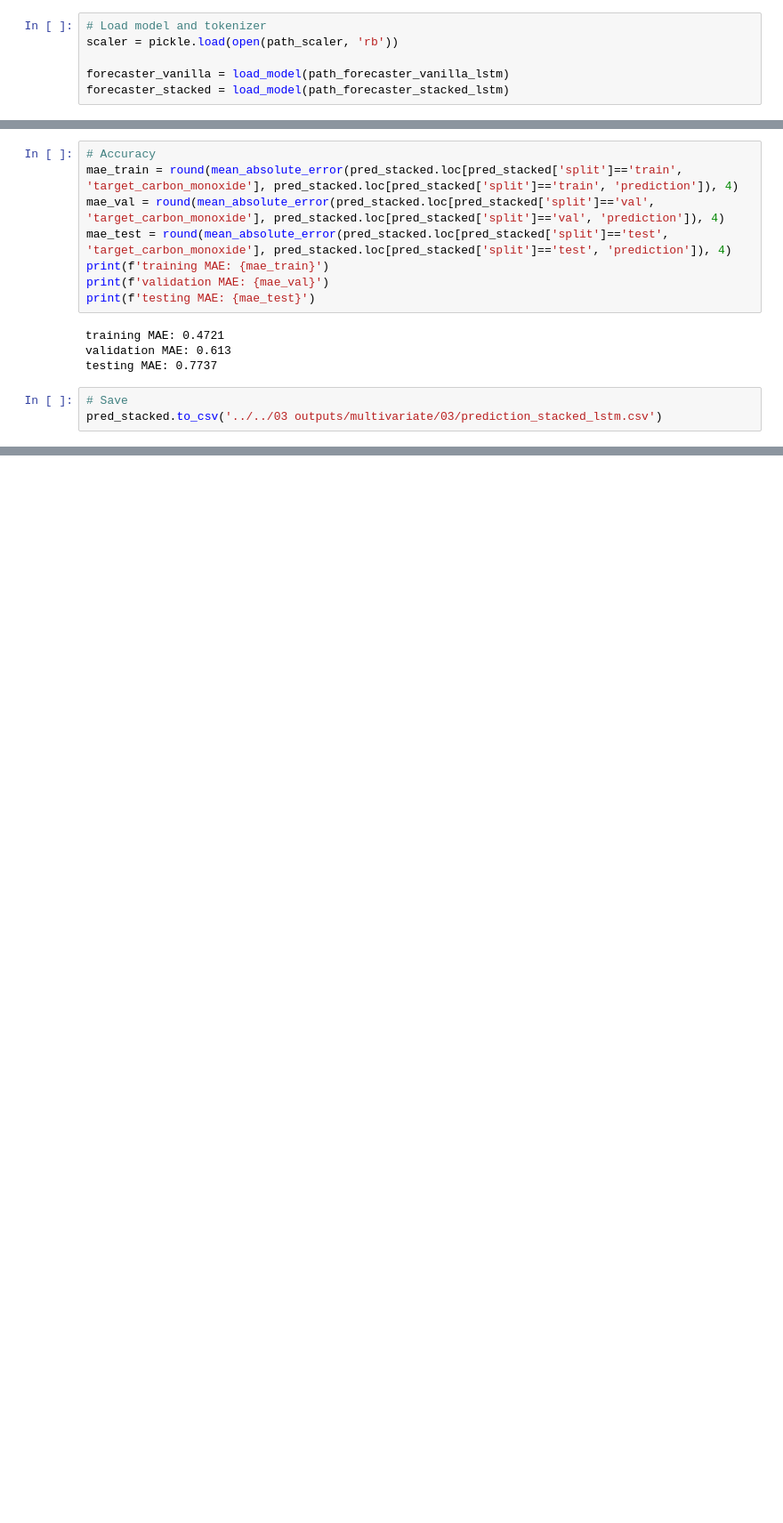
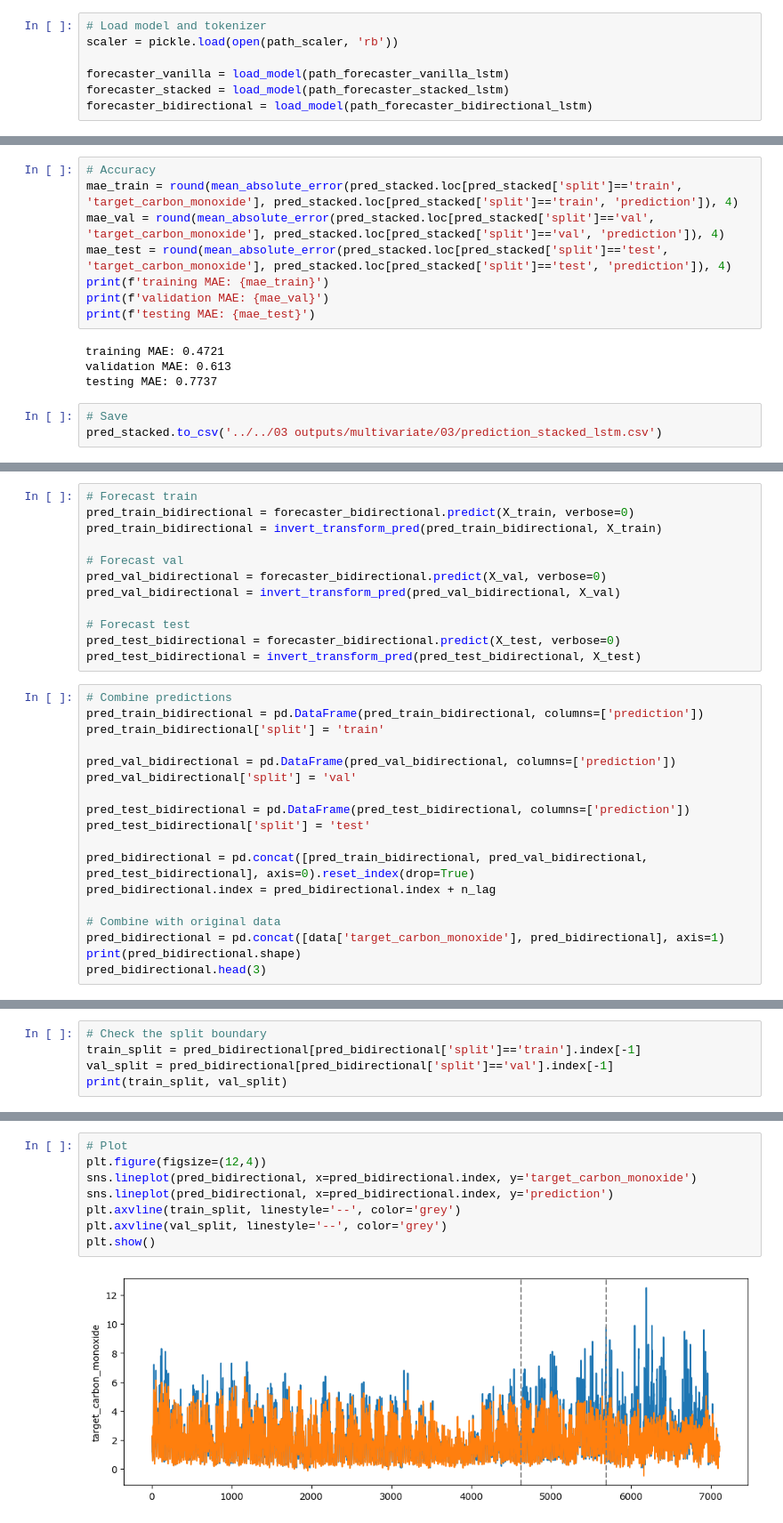
Before and after one commit to Rendi-Geospatial/MachineLearning, a Jupyter notebook: time_series/02 notebooks/multivariate/03 invoke model.ipynb, the cells around one changed output, grey strips where cells are left out. Shown at 89% size. Cells and saved outputs as stored; diff of their text form; blank space fills up the shorter version.

```diff
--- a/time_series/02 notebooks/multivariate/03 invoke model.ipynb
+++ b/time_series/02 notebooks/multivariate/03 invoke model.ipynb
@@ -58,6 +59,7 @@ scaler = pickle.load(open(path_scaler, 'rb'))
 
 forecaster_vanilla = load_model(path_forecaster_vanilla_lstm)
 forecaster_stacked = load_model(path_forecaster_stacked_lstm)
+forecaster_bidirectional = load_model(path_forecaster_bidirectional_lstm)
 # %%
 def invert_transform_pred(pred, X_):
     # Invert the prediction scaling
@@ -240,0 +245,30 @@ pred_stacked.to_csv('../../03 outputs/multivariate/03/prediction_stacked_lstm.cs
+# %%
+# Forecast train
+pred_train_bidirectional = forecaster_bidirectional.predict(X_train, verbose=0)
+pred_train_bidirectional = invert_transform_pred(pred_train_bidirectional, X_train)
+
+# Forecast val
+pred_val_bidirectional = forecaster_bidirectional.predict(X_val, verbose=0)
+pred_val_bidirectional = invert_transform_pred(pred_val_bidirectional, X_val)
+
+# Forecast test
+pred_test_bidirectional = forecaster_bidirectional.predict(X_test, verbose=0)
+pred_test_bidirectional = invert_transform_pred(pred_test_bidirectional, X_test)
+# %%
+# Combine predictions
+pred_train_bidirectional = pd.DataFrame(pred_train_bidirectional, columns=['prediction'])
+pred_train_bidirectional['split'] = 'train'
+
+pred_val_bidirectional = pd.DataFrame(pred_val_bidirectional, columns=['prediction'])
+pred_val_bidirectional['split'] = 'val'
+
+pred_test_bidirectional = pd.DataFrame(pred_test_bidirectional, columns=['prediction'])
+pred_test_bidirectional['split'] = 'test'
+
+pred_bidirectional = pd.concat([pred_train_bidirectional, pred_val_bidirectional, pred_test_bidirectional], axis=0).reset_index(drop=True)
+pred_bidirectional.index = pred_bidirectional.index + n_lag
+
+# Combine with original data
+pred_bidirectional = pd.concat([data['target_carbon_monoxide'], pred_bidirectional], axis=1)
+print(pred_bidirectional.shape)
+pred_bidirectional.head(3)
@@ -240,0 +281,5 @@ pred_stacked.to_csv('../../03 outputs/multivariate/03/prediction_stacked_lstm.cs
+# %%
+# Check the split boundary
+train_split = pred_bidirectional[pred_bidirectional['split']=='train'].index[-1]
+val_split = pred_bidirectional[pred_bidirectional['split']=='val'].index[-1]
+print(train_split, val_split)
@@ -240,0 +288,10 @@ pred_stacked.to_csv('../../03 outputs/multivariate/03/prediction_stacked_lstm.cs
+# %%
+# Plot
+plt.figure(figsize=(12,4))
+sns.lineplot(pred_bidirectional, x=pred_bidirectional.index, y='target_carbon_monoxide')
+sns.lineplot(pred_bidirectional, x=pred_bidirectional.index, y='prediction')
+plt.axvline(train_split, linestyle='--', color='grey')
+plt.axvline(val_split, linestyle='--', color='grey')
+plt.show()
+# %% [output]
+[figure, added]
```
Also changed, not shown: parts of 7 cells of this notebook, 4 other files.
